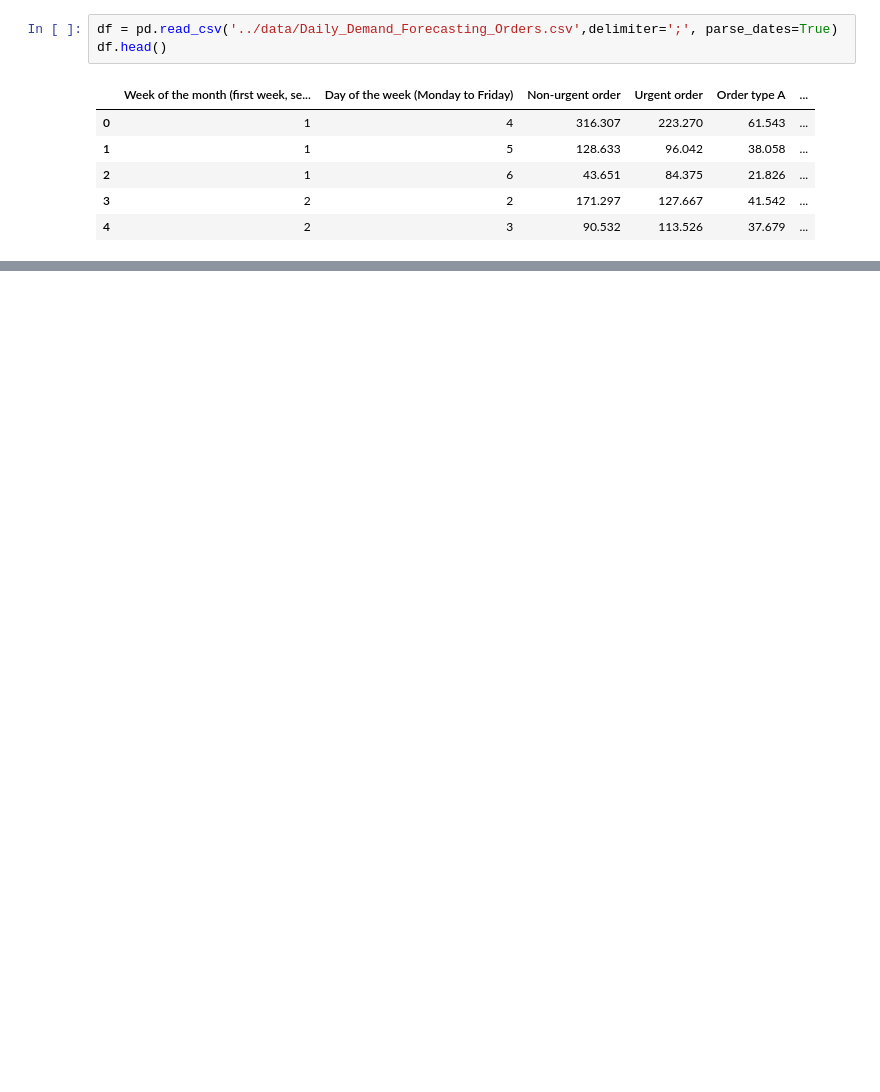
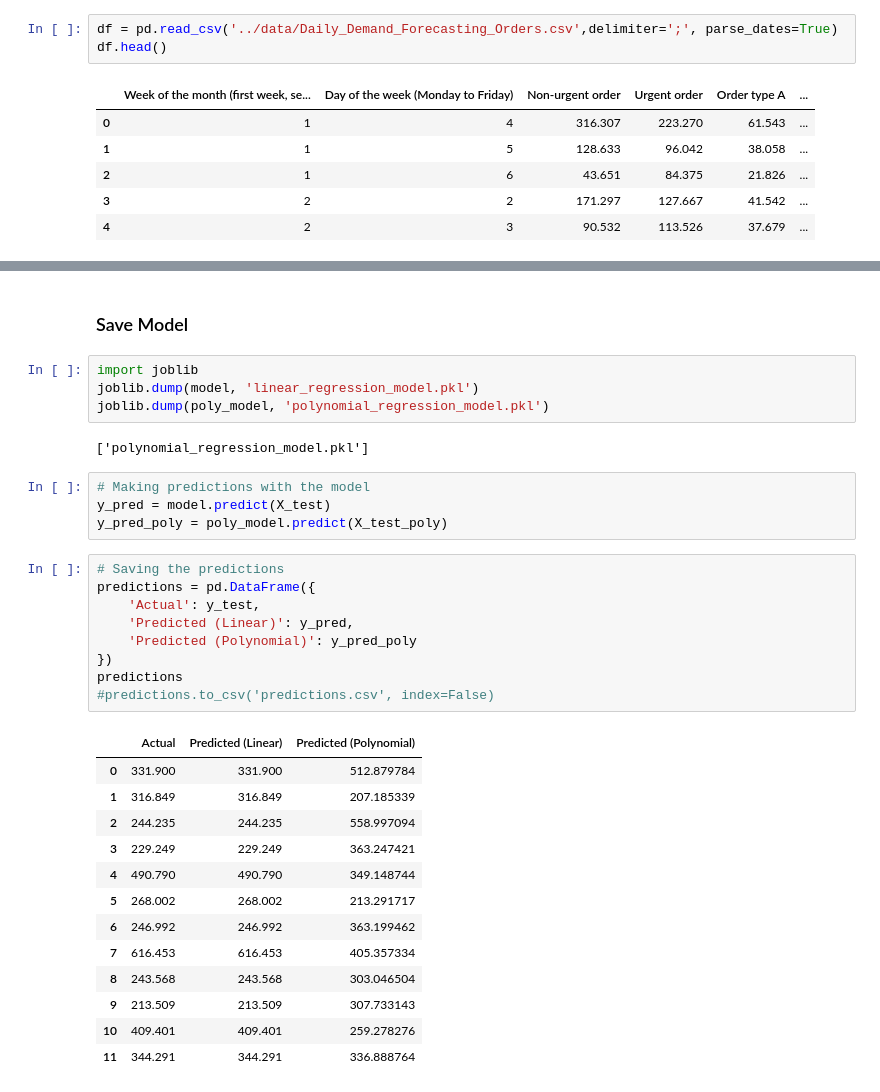
Before and after one commit to MyatCharm/Supervised-Machine-Learning, a Jupyter notebook: Regression/demand_forecast_mmz.ipynb, the cells around one changed output, grey strips where cells are left out. Cells and saved outputs as stored; diff of their text form; blank space fills up the shorter version.

```diff
--- a/Regression/demand_forecast_mmz.ipynb
+++ b/Regression/demand_forecast_mmz.ipynb
@@ -54,0 +144,35 @@ mean absolute error: 0.0
+# %% [markdown]
+### Save Model
+# %%
+import joblib
+joblib.dump(model, 'linear_regression_model.pkl')
+joblib.dump(poly_model, 'polynomial_regression_model.pkl')
+# %% [output]
+['polynomial_regression_model.pkl']
+# %%
+# Making predictions with the model
+y_pred = model.predict(X_test)
+y_pred_poly = poly_model.predict(X_test_poly)
+# %%
+# Saving the predictions
+predictions = pd.DataFrame({
+    'Actual': y_test,
+    'Predicted (Linear)': y_pred,
+    'Predicted (Polynomial)': y_pred_poly
+})
+predictions
+#predictions.to_csv('predictions.csv', index=False)
+# %% [output]
+|  | Actual | Predicted (Linear) | Predicted (Polynomial) |
+| 0 | 331.900 | 331.900 | 512.879784 |
+| 1 | 316.849 | 316.849 | 207.185339 |
+| 2 | 244.235 | 244.235 | 558.997094 |
+| 3 | 229.249 | 229.249 | 363.247421 |
+| 4 | 490.790 | 490.790 | 349.148744 |
+| 5 | 268.002 | 268.002 | 213.291717 |
+| 6 | 246.992 | 246.992 | 363.199462 |
+| 7 | 616.453 | 616.453 | 405.357334 |
+| 8 | 243.568 | 243.568 | 303.046504 |
+| 9 | 213.509 | 213.509 | 307.733143 |
+| 10 | 409.401 | 409.401 | 259.278276 |
+| 11 | 344.291 | 344.291 | 336.888764 |
```
Also changed, not shown: parts of 14 cells of this notebook, 3 other files.
